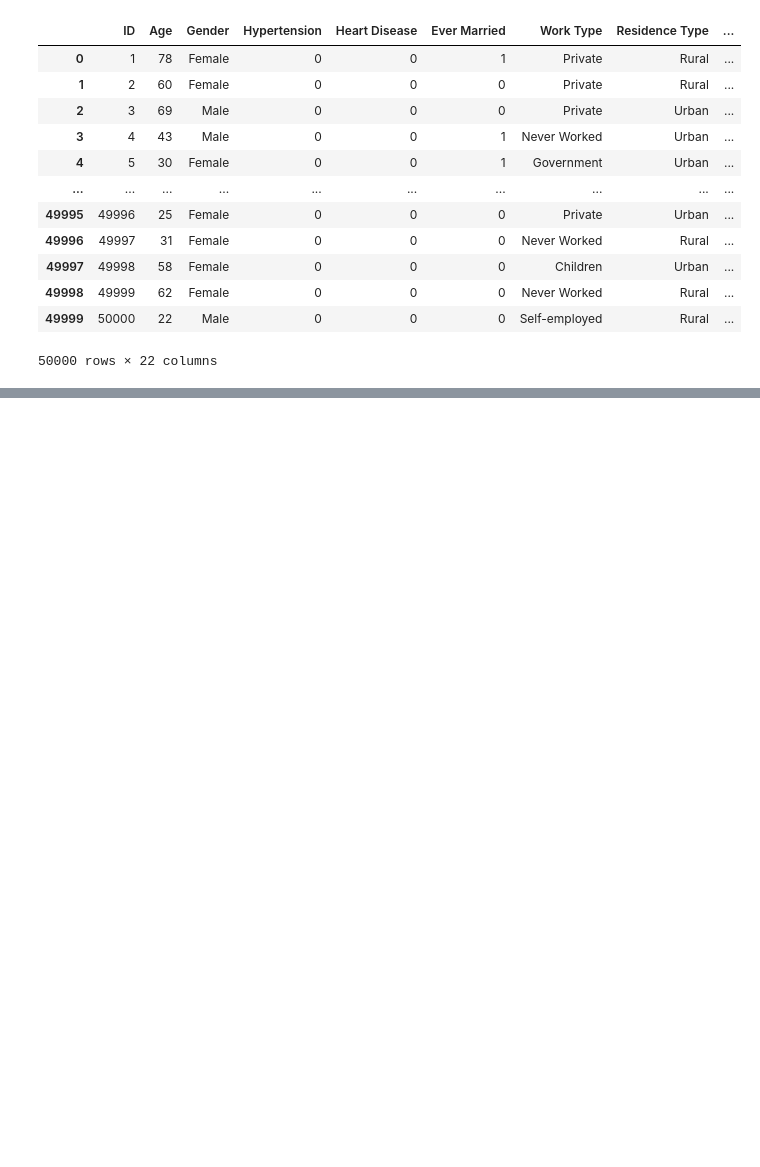
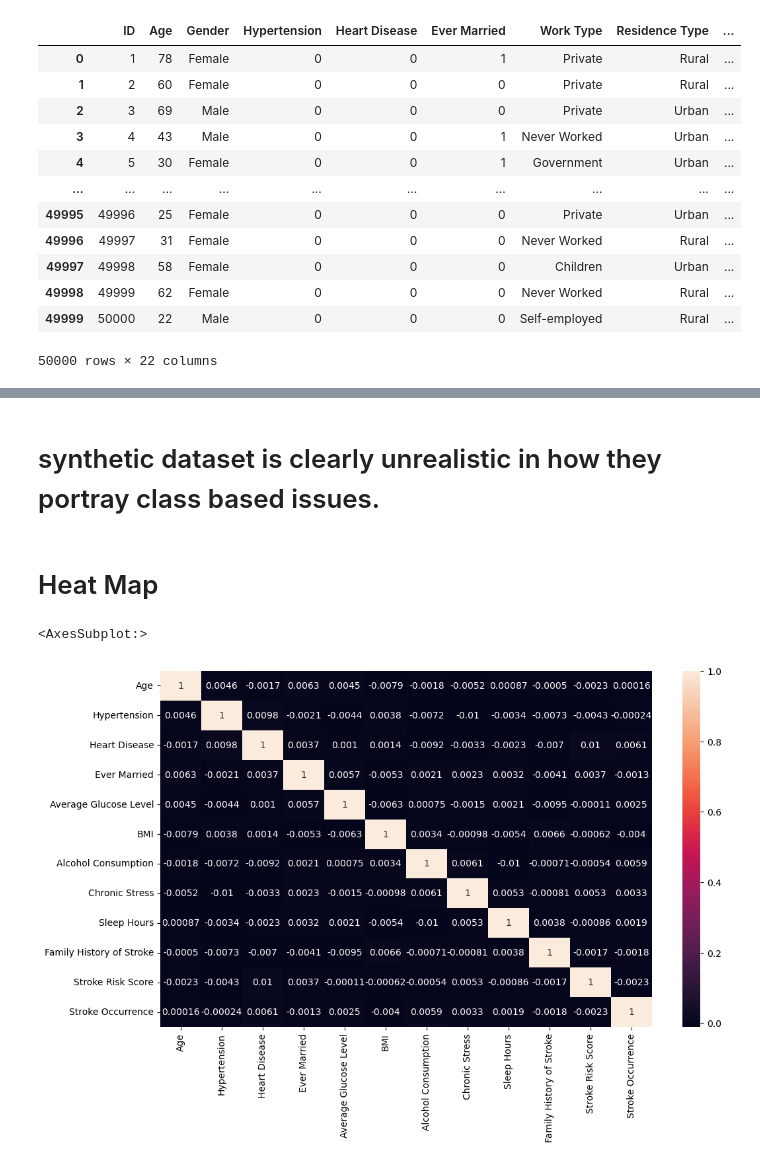
Before and after one commit to MaukanMir/Stroke-Classification, a Jupyter notebook: training.ipynb, the cells around one changed output, grey strips where cells are left out. Cells and saved outputs as stored; diff of their text form; code cells hidden in the pictures; blank space fills up the shorter version.

```diff
--- a/training.ipynb
+++ b/training.ipynb
@@ -142,0 +550,11 @@ df
+# %% [markdown]
+# synthetic dataset is clearly unrealistic in how they portray class based issues.
+# %% [markdown]
+# Heat Map
+# %%
+plt.figure(figsize=(12, 7))
+corr = numeric_df.corr()
+sns.heatmap(data=corr, annot=True)
+# %% [output]
+<AxesSubplot:>
+[figure, added]
```
Also changed, not shown: parts of 21 cells of this notebook.
